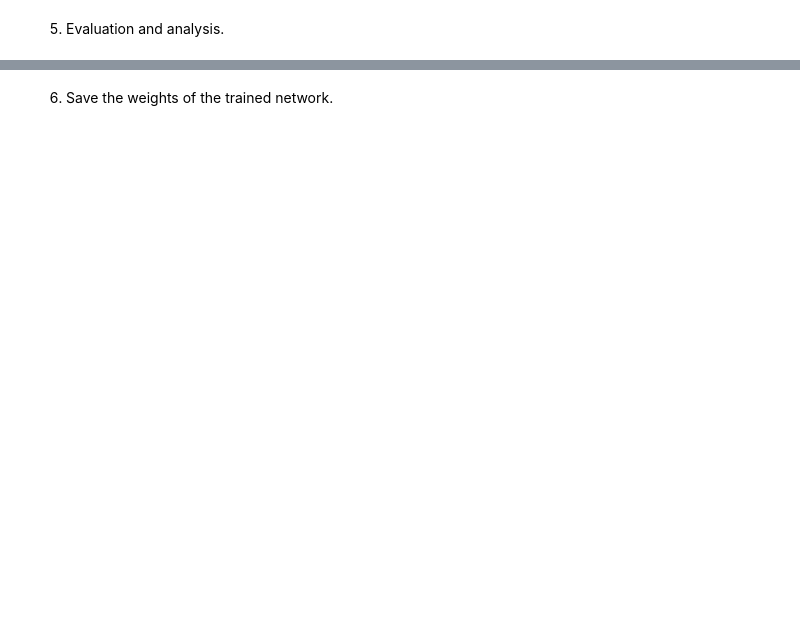
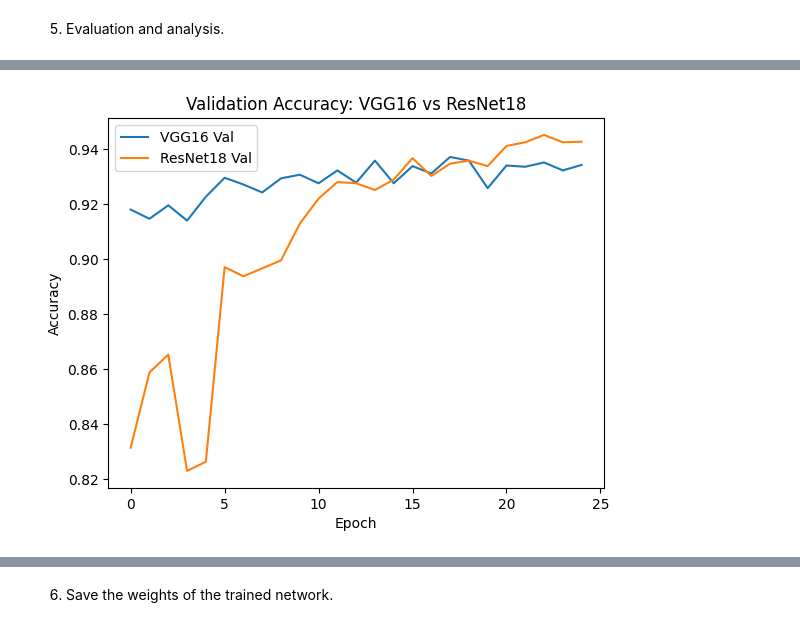
Before and after one commit to abhiiiinair24/Deep-Learning, a Jupyter notebook: A1/a1_part_1_sjoshi25_rajagop6.ipynb, the cells around one changed output, grey strips where cells are left out. Saved outputs shown, nothing was run; the diff lists cells and outputs as text; code cells hidden in the pictures; blank space fills up the shorter version.

```diff
--- a/A1/a1_part_1_sjoshi25_rajagop6.ipynb
+++ b/A1/a1_part_1_sjoshi25_rajagop6.ipynb
@@ -1216,0 +1202,13 @@ Test Loss: 0.2850, Test Accuracy: 0.8889
+# %%
+#Validation accuracy comparison of both the models
+
+plt.figure()
+plt.plot(range(epochs_vgg), valAcc_he_aug, label='VGG16 Val')
+plt.plot(range(epochs_res), valAcc_res, label='ResNet18 Val')
+plt.xlabel("Epoch")
+plt.ylabel("Accuracy")
+plt.title("Validation Accuracy: VGG16 vs ResNet18")
+plt.legend()
+plt.show()
+# %% [output]
+[figure, added]
```
Also changed, not shown: parts of 41 cells of this notebook.
